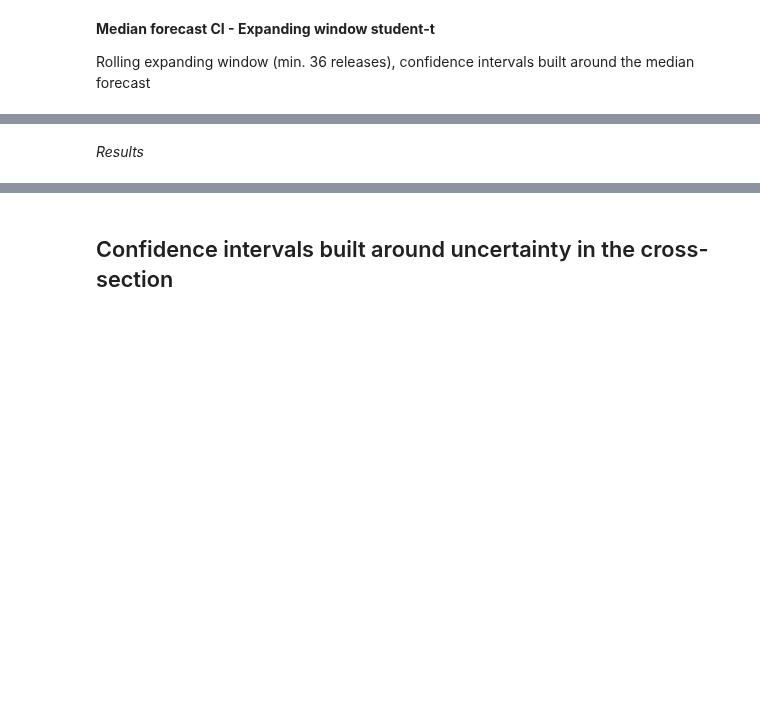
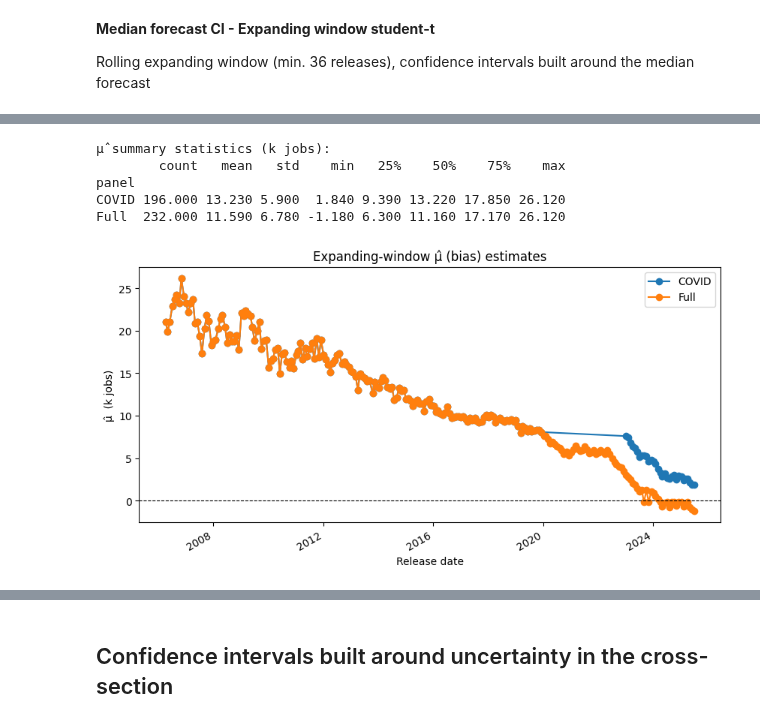
Before and after one commit to nicwjh/nfp-forecasting, a Jupyter notebook: notebooks/nfp_3_point.ipynb, the cells around one changed output, grey strips where cells are left out. Cells and saved outputs as stored; diff of their text form; code cells hidden in the pictures; blank space fills up the shorter version.

```diff
--- a/notebooks/nfp_3_point.ipynb
+++ b/notebooks/nfp_3_point.ipynb
@@ -1691,3 +1650,62 @@ Full-SpreadAdj-t   0.509  0.625  0.720  0.802  0.905  0.961  0.996
+# %%
+# -------------------------------------------------------------
+# μ̂ diagnostics only  •  expanding window Student-t
+# -------------------------------------------------------------
+import numpy as np, pandas as pd, scipy.stats as st, warnings
+from tqdm.auto import tqdm
+import matplotlib.pyplot as plt
+
+warnings.filterwarnings("ignore")
+np.seterr(all="ignore")
+
+MIN_TRAIN = 36                          # releases before first fit
+PANELS    = {"COVID": df, "Full": df_full}
+
+mu_records = []                         # collect (panel, date, μ̂)
+
+for pname, panel in PANELS.items():
+    per_rel = (panel.groupby("release_date")
+                      .agg(median_fc=("median_forecast", "median"),
+                           actual    =("actual",          "first"))
+                      .reset_index()
+                      .sort_values("release_date"))
+
+    per_rel["err"] = per_rel["median_fc"] - per_rel["actual"]
+    per_rel = per_rel[per_rel["actual"].notna()].reset_index(drop=True)
+
+    for i in tqdm(range(MIN_TRAIN, len(per_rel)),
+                  desc=f"{pname}: expanding fit", leave=False):
+        nu, mu_hat, _ = st.t.fit(per_rel.loc[:i-1, "err"].values)
+        mu_records.append({
+            "panel": pname,
+            "date" : per_rel.at[i, "release_date"],
+            "mu_hat": mu_hat
+        })
+
+# ---------- summary stats ----------
+mu_df = pd.DataFrame(mu_records)
+print("\nμ̂ summary statistics (k jobs):")
+print(mu_df.groupby("panel")["mu_hat"].describe().round(2))
+
+# ---------- time-series plot ----------
+fig, ax = plt.subplots(figsize=(10, 5))
+for p, sub in mu_df.groupby("panel"):
+    ax.plot(sub["date"], sub["mu_hat"], marker='o', label=p)
+
+ax.axhline(0, color='black', lw=0.8, ls='--')
+ax.set_title("Expanding-window μ̂ (bias) estimates")
+ax.set_xlabel("Release date")
+ax.set_ylabel("μ̂  (k jobs)")
+ax.legend()
+fig.autofmt_xdate()
+plt.show()
+# %% [output]
+μ̂ summary statistics (k jobs):
+        count   mean   std    min   25%    50%    75%    max
+panel
+COVID 196.000 13.230 5.900  1.840 9.390 13.220 17.850 26.120
+Full  232.000 11.590 6.780 -1.180 6.300 11.160 17.170 26.120
+[figure, added]
 # %%
 # Hyperparameter
 MIN_TRAIN = 36                         # releases before first band
@@ -1744,5 +1762,3 @@ garch_summary = pd.DataFrame({
     "nominal_level":      LEVELS,
     "empirical_coverage": [hits[L] / totN for L in LEVELS]
 })
-# %% [markdown]
-*Results*
```
Also changed, not shown: parts of 4 cells of this notebook.
